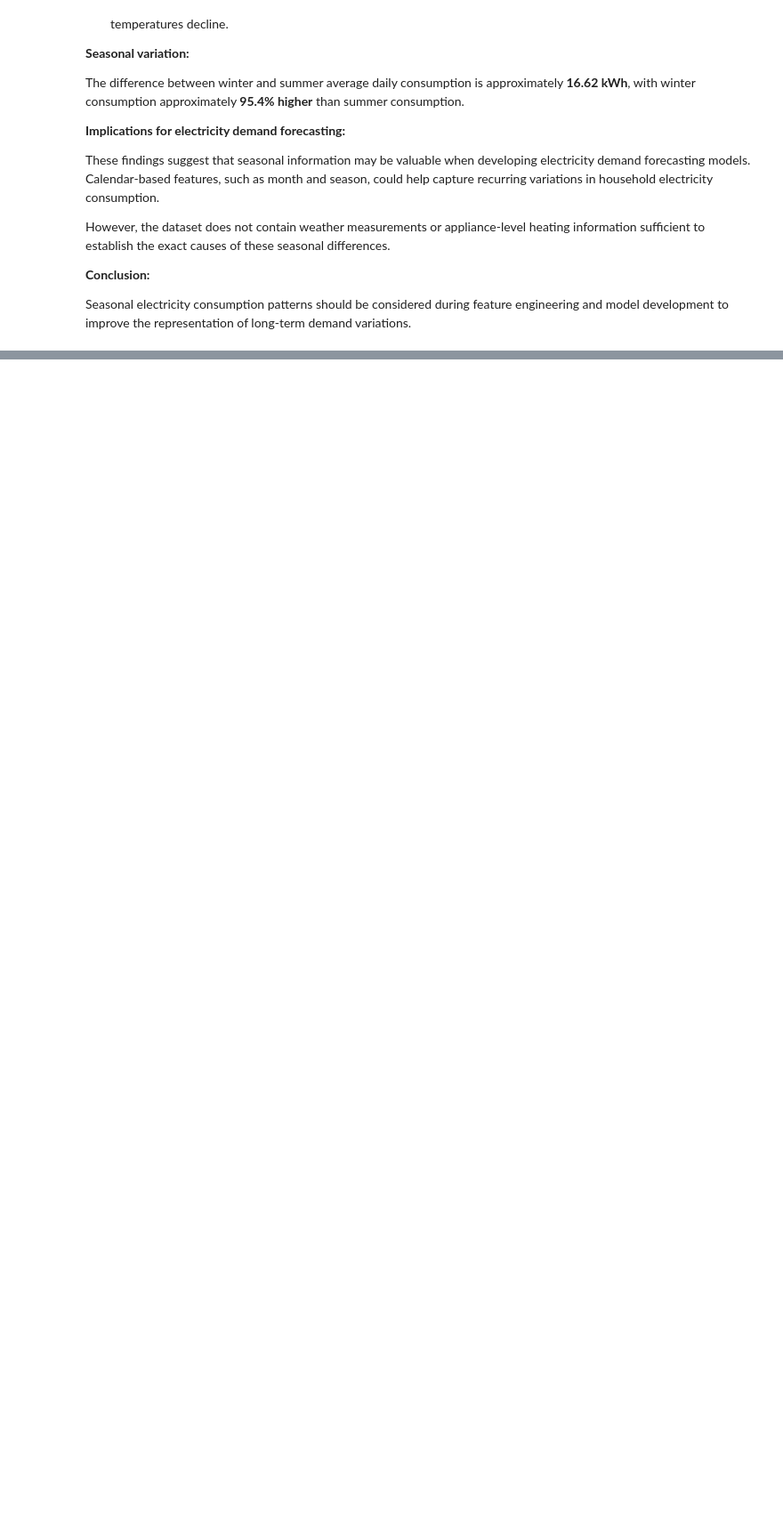
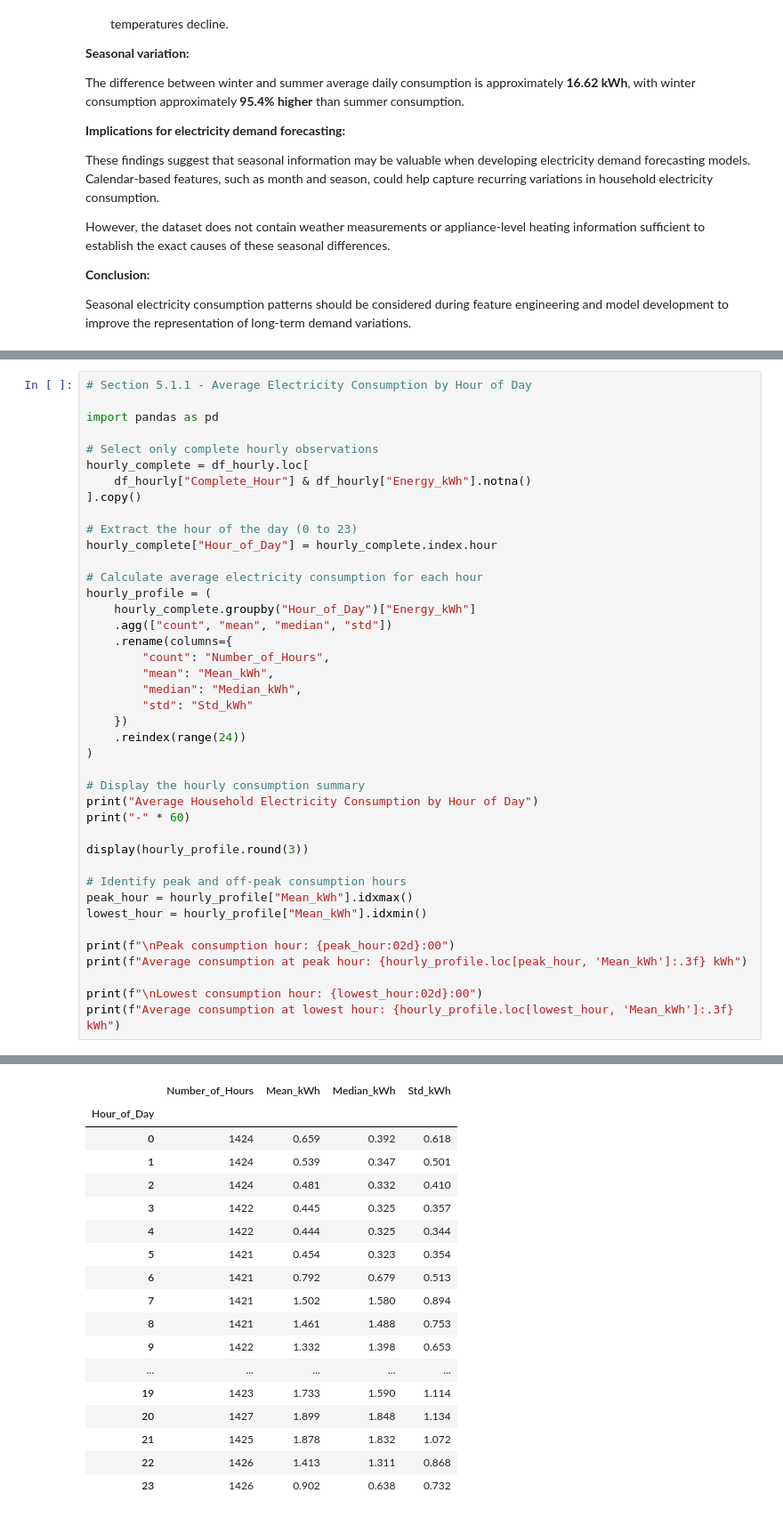
Before and after one commit to damisar/Household_Electricity_Consumption_Analysis_and_Forecasting, a Jupyter notebook: notebook/Household_Electricity_Consumption_Analysis_and_Forecasting.ipynb, the cells around one changed output, grey strips where cells are left out. Shown at 89% size. Cells and saved outputs as stored; diff of their text form; blank space fills up the shorter version.

```diff
--- a/notebook/Household_Electricity_Consumption_Analysis_and_Forecasting.ipynb
+++ b/notebook/Household_Electricity_Consumption_Analysis_and_Forecasting.ipynb
@@ -2006,0 +2021,42 @@ Seasonal electricity consumption patterns should be considered during feature en
+# %%
+# Section 5.1.1 - Average Electricity Consumption by Hour of Day
+
+import pandas as pd
+
+# Select only complete hourly observations
+hourly_complete = df_hourly.loc[
+    df_hourly["Complete_Hour"] & df_hourly["Energy_kWh"].notna()
+].copy()
+
+# Extract the hour of the day (0 to 23)
+hourly_complete["Hour_of_Day"] = hourly_complete.index.hour
+
+# Calculate average electricity consumption for each hour
+hourly_profile = (
+    hourly_complete.groupby("Hour_of_Day")["Energy_kWh"]
+    .agg(["count", "mean", "median", "std"])
+    .rename(columns={
+        "count": "Number_of_Hours",
+        "mean": "Mean_kWh",
+        "median": "Median_kWh",
+        "std": "Std_kWh"
+    })
+    .reindex(range(24))
+)
+
+# Display the hourly consumption summary
+print("Average Household Electricity Consumption by Hour of Day")
+print("-" * 60)
+
+display(hourly_profile.round(3))
+
+# Identify peak and off-peak consumption hours
+peak_hour = hourly_profile["Mean_kWh"].idxmax()
+lowest_hour = hourly_profile["Mean_kWh"].idxmin()
+
+print(f"\nPeak consumption hour: {peak_hour:02d}:00")
+print(f"Average consumption at peak hour: {hourly_profile.loc[peak_hour, 'Mean_kWh']:.3f} kWh")
+
+print(f"\nLowest consumption hour: {lowest_hour:02d}:00")
+print(f"Average consumption at lowest hour: {hourly_profile.loc[lowest_hour, 'Mean_kWh']:.3f} kWh")
+# %% [output]
@@ -2006,0 +2065,18 @@ Seasonal electricity consumption patterns should be considered during feature en
+|  | Number_of_Hours | Mean_kWh | Median_kWh | Std_kWh |
+| Hour_of_Day |  |  |  |  |
+| 0 | 1424 | 0.659 | 0.392 | 0.618 |
+| 1 | 1424 | 0.539 | 0.347 | 0.501 |
+| 2 | 1424 | 0.481 | 0.332 | 0.410 |
+| 3 | 1422 | 0.445 | 0.325 | 0.357 |
+| 4 | 1422 | 0.444 | 0.325 | 0.344 |
+| 5 | 1421 | 0.454 | 0.323 | 0.354 |
+| 6 | 1421 | 0.792 | 0.679 | 0.513 |
+| 7 | 1421 | 1.502 | 1.580 | 0.894 |
+| 8 | 1421 | 1.461 | 1.488 | 0.753 |
+| 9 | 1422 | 1.332 | 1.398 | 0.653 |
+| ... | ... | ... | ... | ... |
+| 19 | 1423 | 1.733 | 1.590 | 1.114 |
+| 20 | 1427 | 1.899 | 1.848 | 1.134 |
+| 21 | 1425 | 1.878 | 1.832 | 1.072 |
+| 22 | 1426 | 1.413 | 1.311 | 0.868 |
+| 23 | 1426 | 0.902 | 0.638 | 0.732 |
```
Also changed, not shown: parts of 7 cells of this notebook, 2 other files.
